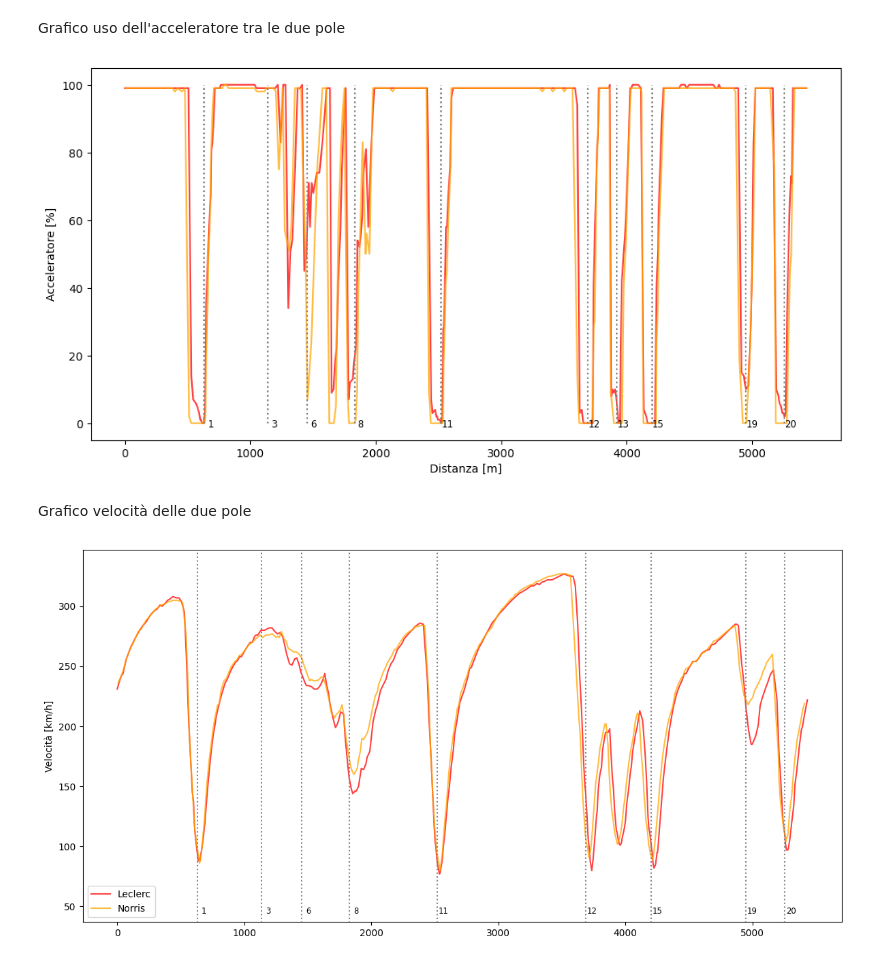
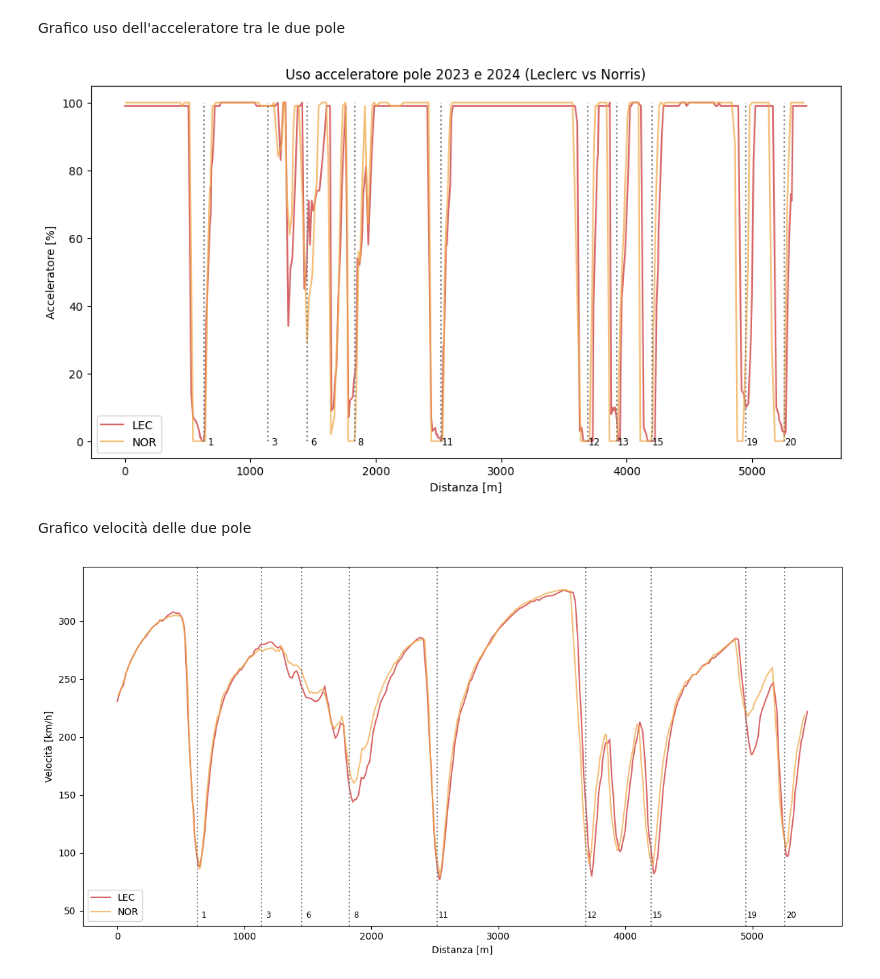
Before and after one commit to SirFuryy/progetto-Visualizzazione-Scentifica, a Jupyter notebook: velocita_media_squadre.ipynb, the cells around one changed output. Cells and saved outputs as stored; diff of their text form; code cells hidden in the pictures.

```diff
--- a/velocita_media_squadre.ipynb
+++ b/velocita_media_squadre.ipynb
@@ -920,0 +966,23 @@ KeyError: 'Distance'
+# %%
+# grafico settore 3
+distacco_precedentee = delta_time_lec_sector2.iloc[-1]
+delta_time_lec_sector3_modified = delta_time_lec_sector3 - distacco_precedentee
+
+plt.figure(figsize=(12, 6))
+plt.plot(ref_tel_nor_sect3['Distance'], delta_time_nor_sector3, color=colors_palette[driver_team['NOR']], label='NOR 2024')
+plt.plot(ref_tel_nor_sect3['Distance'], delta_time_lec_sector3_modified, color=colors_palette[driver_team['LEC']], label='LEC 2023')
+
+for _, corner in corner_sec3.iterrows():
+    txt = f"{corner['Number']}{corner['Letter']}"
+    plt.text(corner['Distance'], -.45, txt,
+            va='center_baseline', ha='center', size='small')
+    plt.vlines(x=corner['Distance'], ymin=-0.4, ymax=2.5, linestyles='dotted', colors='grey')
+
+plt.ylabel(f"Distacco [s]")
+plt.xlabel('Distanza [m]')
+plt.ylim([-0.6,2.6])
+
+plt.title('Andamento distacco settore 3 pole 2023 e 2024 (Leclerc vs Norris)')
+plt.tight_layout()
+plt.legend()
+plt.show()
@@ -995,41 +1065,42 @@ plt.show()
 # %% [markdown]
 Grafico uso dell'acceleratore tra le due pole
 # %%
-
-lec_pole_2023 = lec_pole_2023.get_car_data().add_distance()
-nor_pole_2024 = nor_pole_2024.get_car_data().add_distance()
+telemetry_lec_pole_2023 = lec_pole_2023.get_car_data().add_distance()
+telemetry_nor_pole_2024 = nor_pole_2024.get_car_data().add_distance()
 
 plt.figure(figsize=(12, 6))
-plt.plot(lec_pole_2023['Distance'], lec_pole_2023['Throttle'], color = 'Red', label = 'LEC', alpha=.75)
-plt.plot(nor_pole_2024['Distance'], nor_pole_2024['Throttle'], color = 'Orange', label = 'NOR', alpha=.75)
+plt.plot(telemetry_lec_pole_2023['Distance'], telemetry_lec_pole_2023['Throttle'], color = colors_palette[driver_team['LEC']], label = 'LEC', alpha=.75)
+plt.plot(telemetry_nor_pole_2024['Distance'], telemetry_nor_pole_2024['Throttle'], color = colors_palette[driver_team['NOR']], label = 'NOR', alpha=.75)
 
 # Corners
 for _, corner in circuit_info.corners.iterrows():
     if corner['Number']-1 in selected_corners:
         txt = f"{corner['Number']}{corner['Letter']}"
         plt.text(corner['Distance']+50, 0, txt,
                 va='center_baseline', ha='center', size='small')
 
 plt.ylabel('Acceleratore [%]')
 plt.vlines(x=circuit_info.corners['Distance'].loc[selected_corners], ymin=0, ymax=100,linestyles='dotted', colors='grey')
 plt.xlabel('Distanza [m]')
+plt.title('Uso acceleratore pole 2023 e 2024 (Leclerc vs Norris)')
+plt.legend()
 plt.show()
 # %% [output]
-[figure, old version]
+[figure, new version]
 # %% [markdown]
 Grafico velocità delle due pole
 # %%
 plt.figure(figsize=(12, 6))
-plt.plot(lec_pole_2023['Distance'], lec_pole_2023['Speed'], color = 'red', label = 'Leclerc', alpha=.75)
-plt.plot(nor_pole_2024['Distance'], nor_pole_2024['Speed'], color = 'orange', label = 'Norris', alpha=.75)
+plt.plot(telemetry_lec_pole_2023['Distance'], telemetry_lec_pole_2023['Speed'], color = colors_palette[driver_team['LEC']], label = 'LEC', alpha=.75)
+plt.plot(telemetry_nor_pole_2024['Distance'], telemetry_nor_pole_2024['Speed'], color = colors_palette[driver_team['NOR']], label = 'NOR', alpha=.75)
 
 plt.ylabel('Velocità [km/h]')
 
 plt.legend(loc='lower left')
 
 selected_corners = [i-1 for i in (1,3,6,8,11,12,15,19,20)]
-v_min = lec_pole_2023['Speed'].min()
-v_max = nor_pole_2024['Speed'].max()
+v_min = telemetry_lec_pole_2023['Speed'].min()
+v_max = telemetry_nor_pole_2024['Speed'].max()
 
 plt.vlines(x=circuit_info.corners['Distance'].loc[selected_corners], ymin=v_min-50, ymax=v_max+20,
              linestyles='dotted', colors='grey')
@@ -1042,7 +1113,8 @@ for _, corner in circuit_info.corners.iterrows():
                 va='center_baseline', ha='center', size='small')
 
 plt.ylim([v_min - 40, v_max + 20])
+plt.xlabel('Distanza [m]')
 plt.tight_layout()
 plt.show()
 # %% [output]
-[figure, old version]
+[figure, new version]
```
Also changed, not shown: parts of 5 cells of this notebook, 1 other file.
